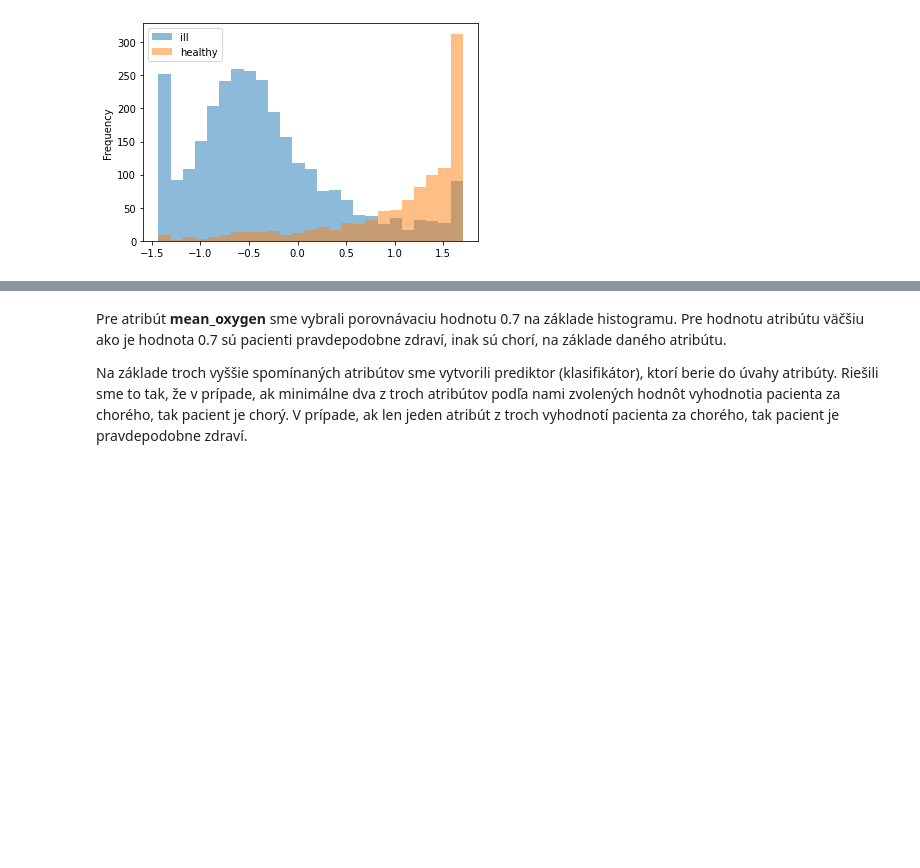
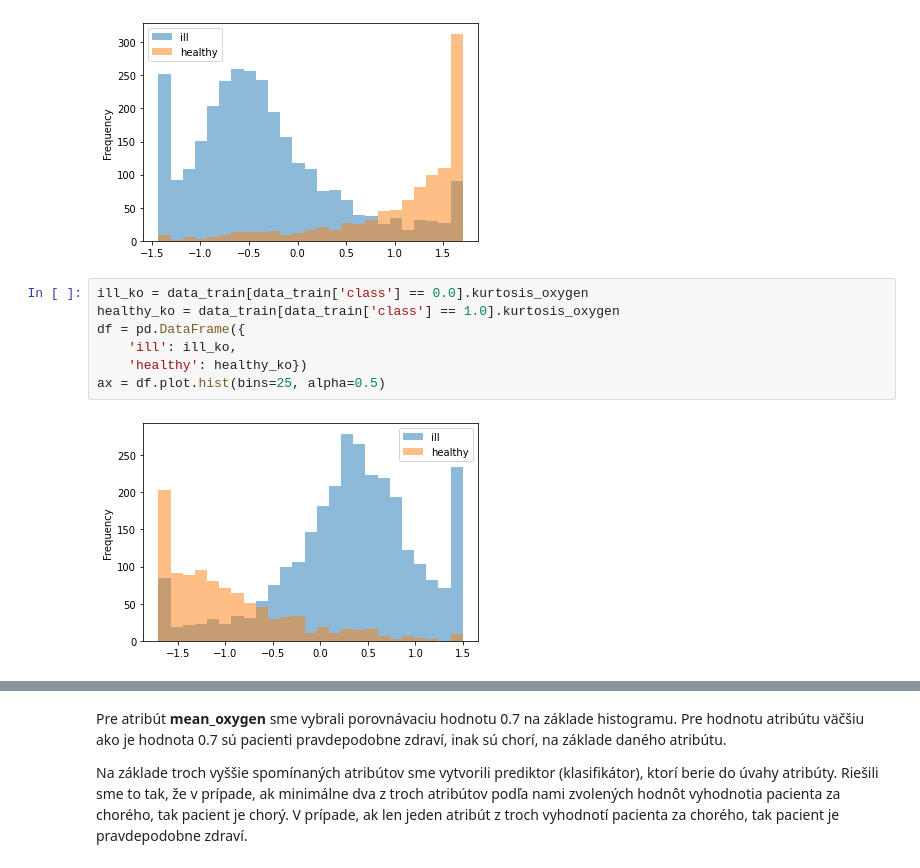
Before and after one commit to ivanvykopal/IAU_Projekt, a Jupyter notebook: Odovzdanie 3- Villant, Vykopal.ipynb, the cells around one changed output, grey strips where cells are left out. Cells and saved outputs as stored; diff of their text form; blank space fills up the shorter version.

```diff
--- a/Odovzdanie 3- Villant, Vykopal.ipynb
+++ b/Odovzdanie 3- Villant, Vykopal.ipynb
@@ -638,3 +638,12 @@ df = pd.DataFrame({
 ax = df.plot.hist(bins=25, alpha=0.5)
 # %% [output]
 [figure]
+# %%
+ill_ko = data_train[data_train['class'] == 0.0].kurtosis_oxygen
+healthy_ko = data_train[data_train['class'] == 1.0].kurtosis_oxygen
+df = pd.DataFrame({
+    'ill': ill_ko,
+    'healthy': healthy_ko})
+ax = df.plot.hist(bins=25, alpha=0.5)
+# %% [output]
+[figure, added]
```
Also changed, not shown: parts of 2 cells of this notebook, 1 other file.
